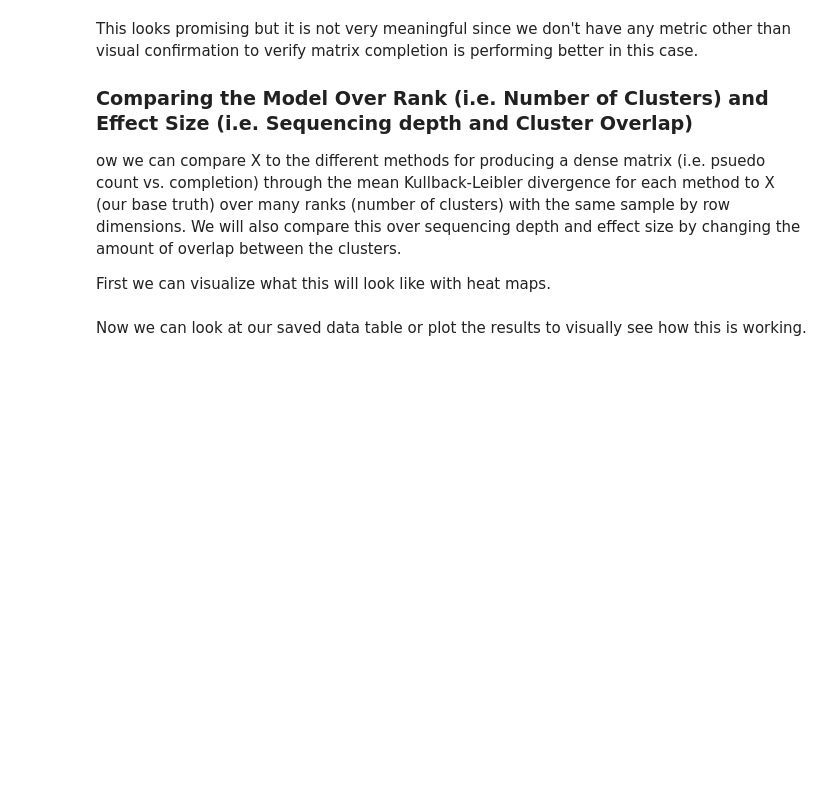
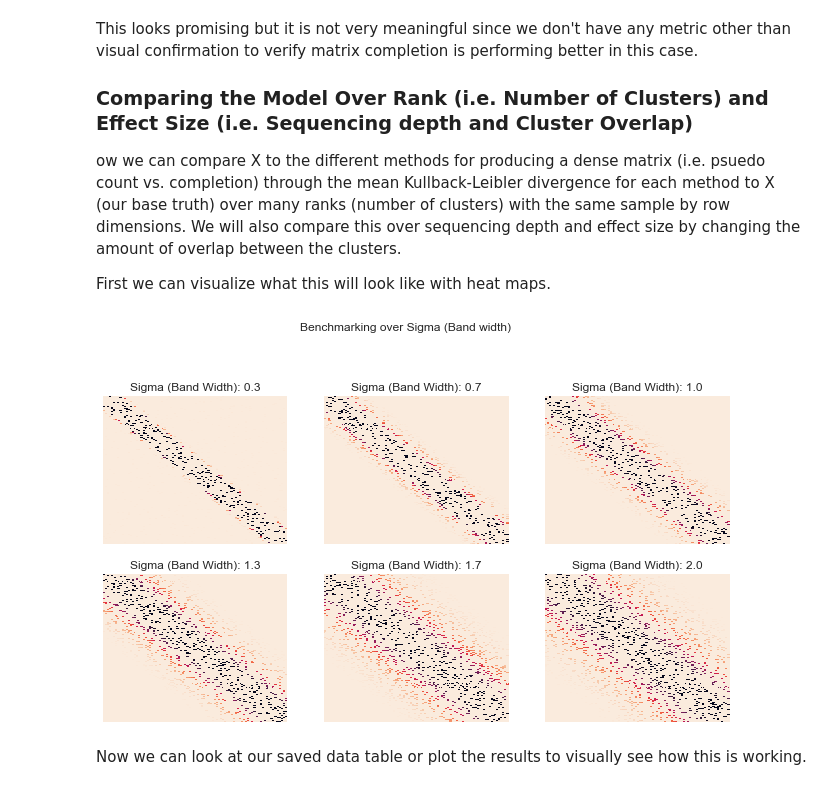
Before and after one commit to biocore/DEICODE, a Jupyter notebook: Examples/Gradient_Simulations.ipynb, the cells around one changed output. Drawn from its saved outputs; the diff is of its cells as text; code cells hidden in the pictures; blank space fills up the shorter version.

```diff
--- a/Examples/Gradient_Simulations.ipynb
+++ b/Examples/Gradient_Simulations.ipynb
@@ -256,6 +261,29 @@ This looks promising but it is not very meaningful since we don't have any metri
 ow we can compare X to the different methods for producing a dense matrix (i.e. psuedo count vs. completion) through the mean Kullback-Leibler divergence for each method to X (our base truth) over many ranks (number of clusters) with the same sample by row dimensions. We will also compare this over sequencing depth and effect size by changing the amount of overlap between the clusters.
 
 First we can visualize what this will look like with heat maps.
+# %%
+evaluate=[]
+
+fig, axn = plt.subplots(2,3,figsize=(10,6))
+for sigma_,ax_ in zip([.3,.7,1.0,1.3,1.7,2.0],axn.flat):
+
+    #run model on new for variables that we just learned from the fit smaller for easy running
+    base_truth,X_noise_sparse,mapping=build_grad_model(1e+01, 1e+02, 5e+01
+                                                , 8.3, sigma_, 1e+06
+                                                ,otutabledf.shape[0]
+                                                  ,1000)
+
+    base_truth=pd.DataFrame(base_truth)
+    X_noise_sparse=pd.DataFrame(X_noise_sparse)
+
+    sns.heatmap((X_noise_sparse),robust=True
+            , xticklabels=False, yticklabels=False,ax=ax_, cbar=False,cmap='rocket_r')
+    ax_.set_title('Sigma (Band Width): '+str(sigma_),fontsize=12)
+
+plt.suptitle('Benchmarking over Sigma (Band width)',fontsize=12,y=1.05)
+plt.show()
+# %% [output]
+[figure, added]
 # %%
 %%capture capt
 mse=[]
```
Also changed, not shown: parts of 7 cells of this notebook, 1 other file.
